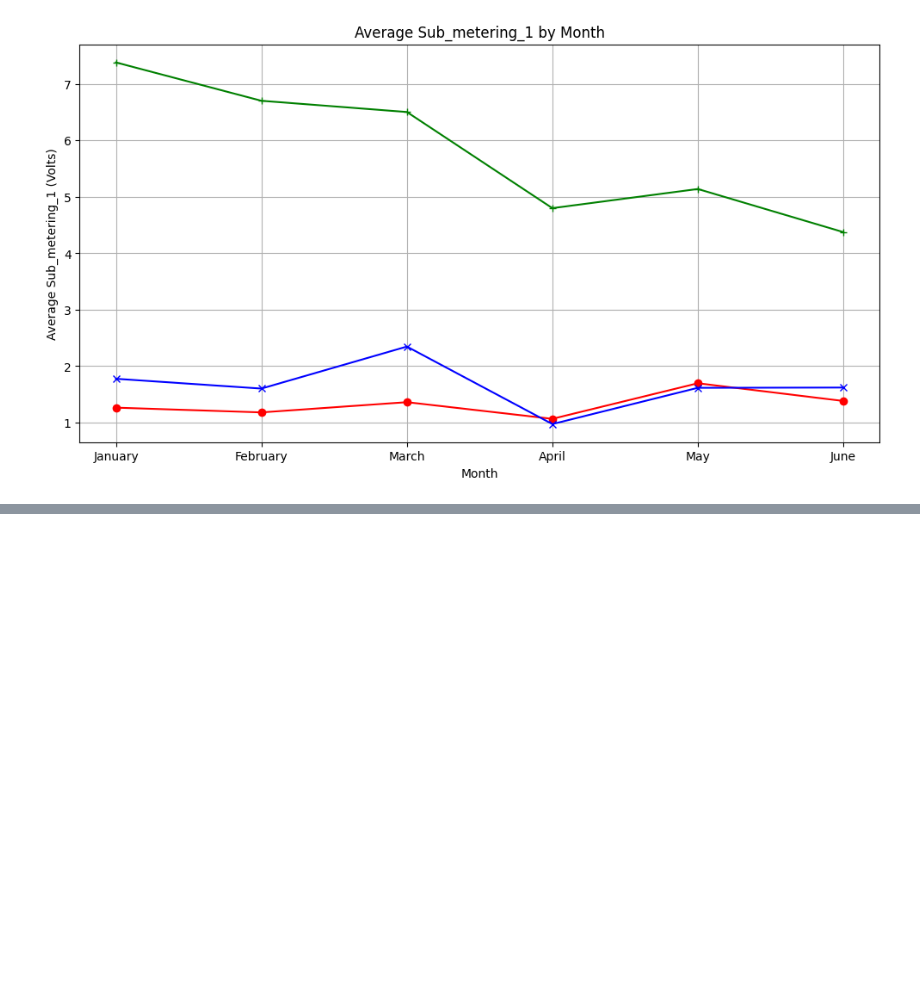
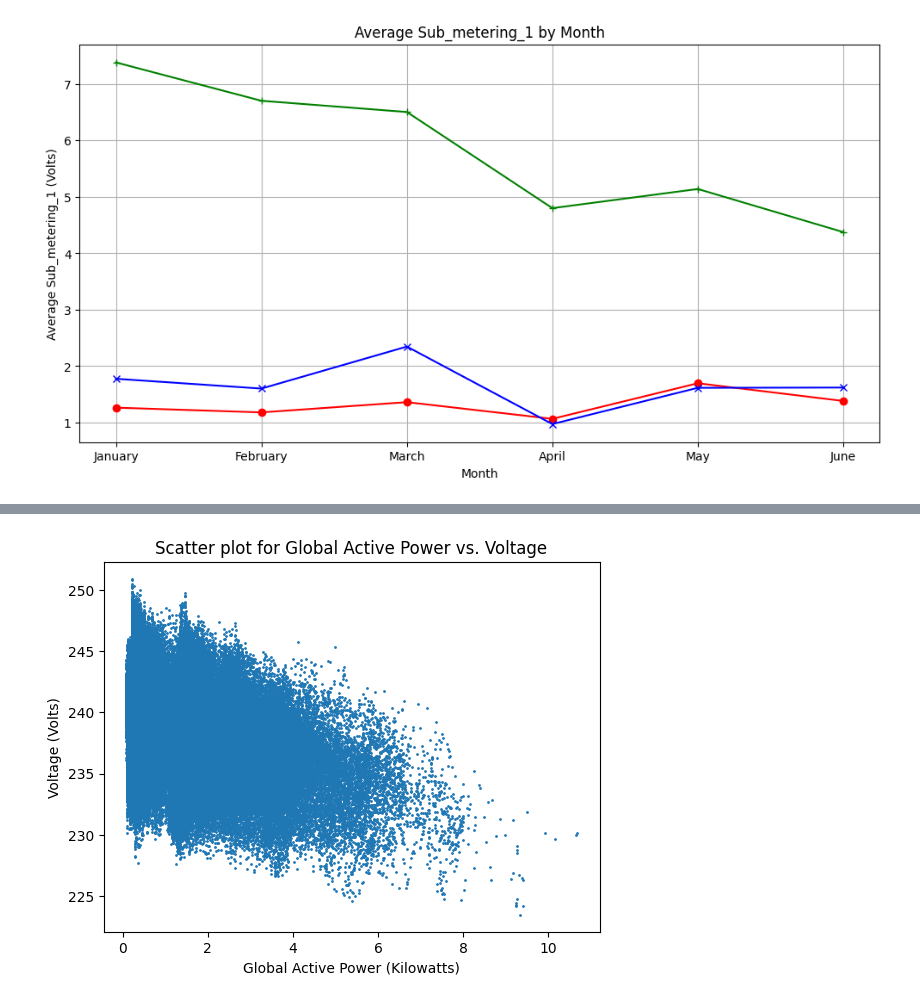
Before and after one commit to Shivansh20128/Electricity-Consumption-for-Household-Appliances, a Jupyter notebook: Main.ipynb, the cells around one changed output, grey strips where cells are left out. Cells and saved outputs as stored; diff of their text form; code cells hidden in the pictures; blank space fills up the shorter version.

```diff
--- a/Main.ipynb
+++ b/Main.ipynb
@@ -303,0 +317,11 @@ plt.show()
+# %%
+x2 = df_copy['Global_active_power']
+y2 = df_copy['Voltage']
+
+plt.scatter(x2, y2, s=1)
+plt.title('Scatter plot for Global Active Power vs. Voltage')
+plt.xlabel("Global Active Power (Kilowatts)")
+plt.ylabel("Voltage (Volts)")
+plt.show()
+# %% [output]
+[figure, added]
```
Also changed, not shown: parts of 15 cells of this notebook, 1 other file.
